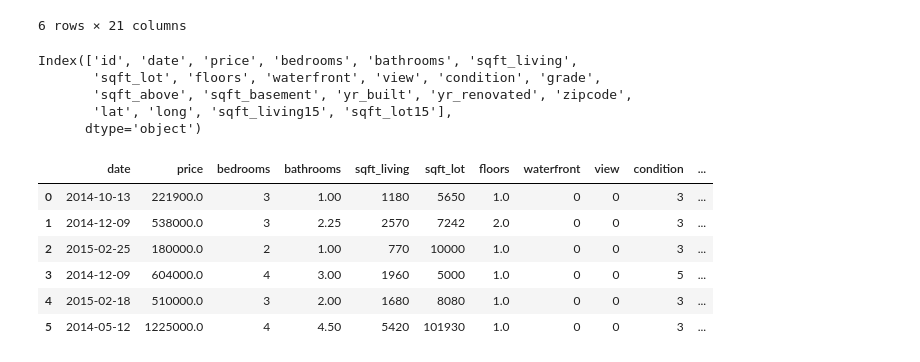
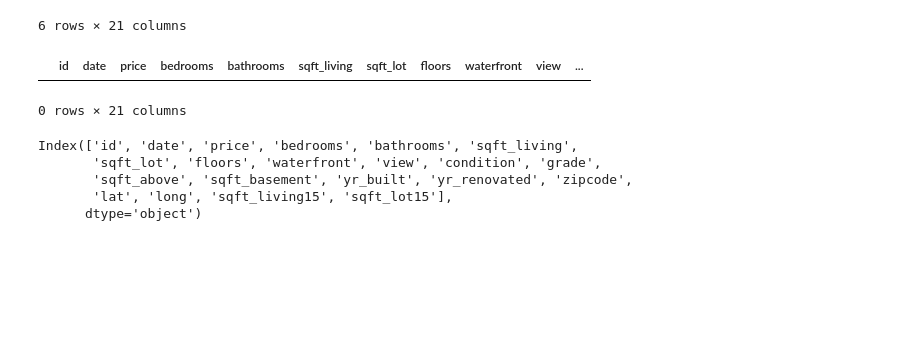
Before and after one commit to StevenDelval/application_pr-diction_prix_maison, a Jupyter notebook: data_cleaning_analysis.ipynb, the cells around one changed output. Cells and saved outputs as stored; diff of their text form; code cells hidden in the pictures; blank space fills up the shorter version.

```diff
--- a/data_cleaning_analysis.ipynb
+++ b/data_cleaning_analysis.ipynb
@@ -36,6 +39,11 @@ df.head(6)
 | 4 | 1954400510 | 20150218T000000 | 510000.0 | 3 | 2.00 | 1680 | 8080 | 1.0 | 0 | 0 | ... |
 | 5 | 7237550310 | 20140512T000000 | 1225000.0 | 4 | 4.50 | 5420 | 101930 | 1.0 | 0 | 0 | ... |
 6 rows × 21 columns
+# %%
+df[df.duplicated()]
+# %% [output]
+|  | id | date | price | bedrooms | bathrooms | sqft_living | sqft_lot | floors | waterfront | view | ... |
+0 rows × 21 columns
 # %%
 df.columns
 # %% [output]
@@ -54,12 +61,2 @@ df=df[columns_useful]
 # %%
 df['date'] = pd.to_datetime(df['date'], format='%Y%m%dT000000')
-# %%
-df.head(6)
-# %% [output]
-|  | date | price | bedrooms | bathrooms | sqft_living | sqft_lot | floors | waterfront | view | condition | ... |
-| 0 | 2014-10-13 | 221900.0 | 3 | 1.00 | 1180 | 5650 | 1.0 | 0 | 0 | 3 | ... |
-| 1 | 2014-12-09 | 538000.0 | 3 | 2.25 | 2570 | 7242 | 2.0 | 0 | 0 | 3 | ... |
-| 2 | 2015-02-25 | 180000.0 | 2 | 1.00 | 770 | 10000 | 1.0 | 0 | 0 | 3 | ... |
-| 3 | 2014-12-09 | 604000.0 | 4 | 3.00 | 1960 | 5000 | 1.0 | 0 | 0 | 5 | ... |
-| 4 | 2015-02-18 | 510000.0 | 3 | 2.00 | 1680 | 8080 | 1.0 | 0 | 0 | 3 | ... |
-| 5 | 2014-05-12 | 1225000.0 | 4 | 4.50 | 5420 | 101930 | 1.0 | 0 | 0 | 3 | ... |
```
Also changed, not shown: parts of 7 cells of this notebook.
